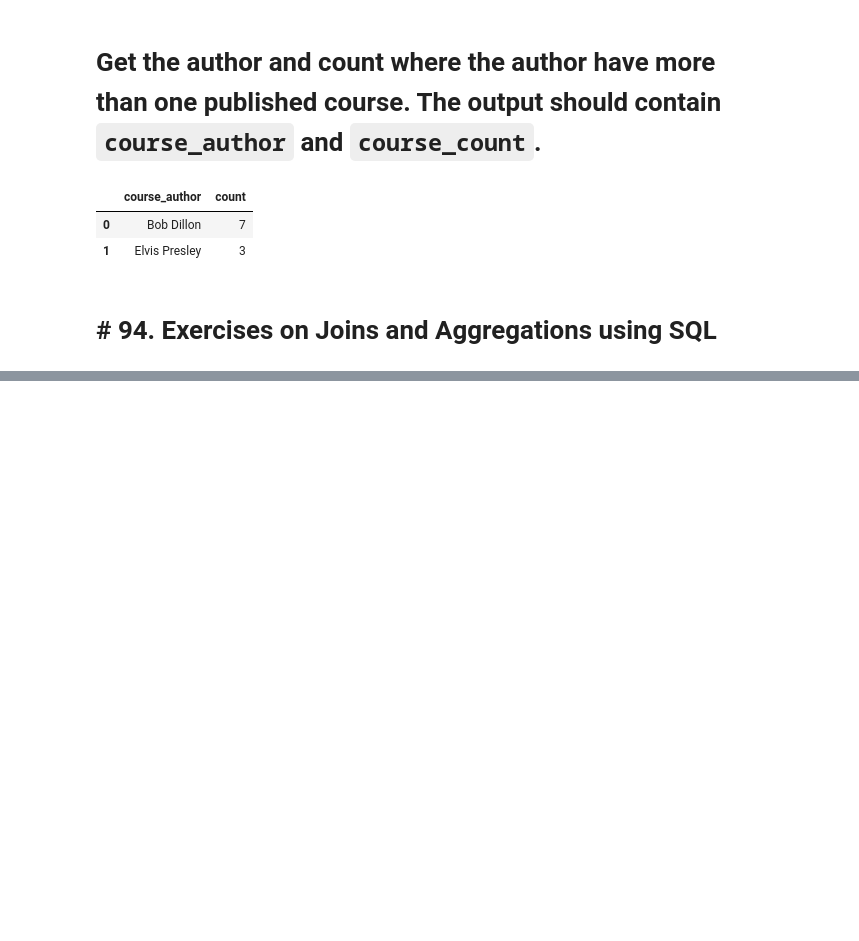
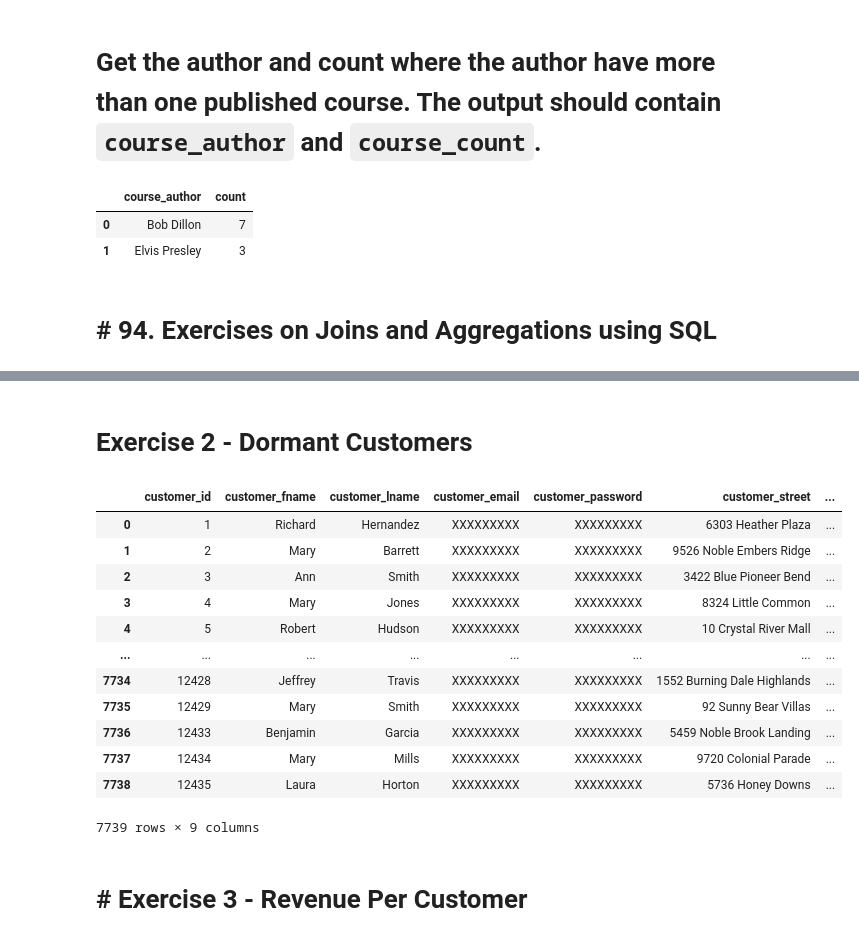
Before and after one commit to ZygimantasB/data_engineering_essentials_using_sql_python_pyspark, a Jupyter notebook: Section 9 Exercises for Basic SQL Queries/section_9.ipynb, the cells around one changed output, grey strips where cells are left out. Drawn from its saved outputs; the diff is of its cells as text; code cells hidden in the pictures; blank space fills up the shorter version.

Commit message:
Next 94. Exercises on Joins and Aggregations using SQL (# Exercise 3 - Revenue Per Customer)

```diff
--- a/Section 9 Exercises for Basic SQL Queries/section_9.ipynb
+++ b/Section 9 Exercises for Basic SQL Queries/section_9.ipynb
@@ -114,0 +143,27 @@ HAVING count(*) > 1;
+# %% [markdown]
+# Exercise 2 - Dormant Customers
+# %%
+%%sql
+SELECT c.*
+FROM customers c
+    LEFT JOIN orders o
+      ON c.customer_id = o.order_customer_id
+      AND to_char(order_date, 'yyyy-mm') = '2014-01'
+      WHERE o.order_customer_id IS NULL
+      ORDER BY c.customer_id;
+# %% [output]
+|  | customer_id | customer_fname | customer_lname | customer_email | customer_password | customer_street | ... |
+| 0 | 1 | Richard | Hernandez | XXXXXXXXX | XXXXXXXXX | 6303 Heather Plaza | ... |
+| 1 | 2 | Mary | Barrett | XXXXXXXXX | XXXXXXXXX | 9526 Noble Embers Ridge | ... |
+| 2 | 3 | Ann | Smith | XXXXXXXXX | XXXXXXXXX | 3422 Blue Pioneer Bend | ... |
+| 3 | 4 | Mary | Jones | XXXXXXXXX | XXXXXXXXX | 8324 Little Common | ... |
+| 4 | 5 | Robert | Hudson | XXXXXXXXX | XXXXXXXXX | 10 Crystal River Mall | ... |
+| ... | ... | ... | ... | ... | ... | ... | ... |
+| 7734 | 12428 | Jeffrey | Travis | XXXXXXXXX | XXXXXXXXX | 1552 Burning Dale Highlands | ... |
+| 7735 | 12429 | Mary | Smith | XXXXXXXXX | XXXXXXXXX | 92 Sunny Bear Villas | ... |
+| 7736 | 12433 | Benjamin | Garcia | XXXXXXXXX | XXXXXXXXX | 5459 Noble Brook Landing | ... |
+| 7737 | 12434 | Mary | Mills | XXXXXXXXX | XXXXXXXXX | 9720 Colonial Parade | ... |
+| 7738 | 12435 | Laura | Horton | XXXXXXXXX | XXXXXXXXX | 5736 Honey Downs | ... |
+7739 rows × 9 columns
+# %% [markdown]
+# # Exercise 3 - Revenue Per Customer
```
Also changed, not shown: parts of 2 cells of this notebook.
